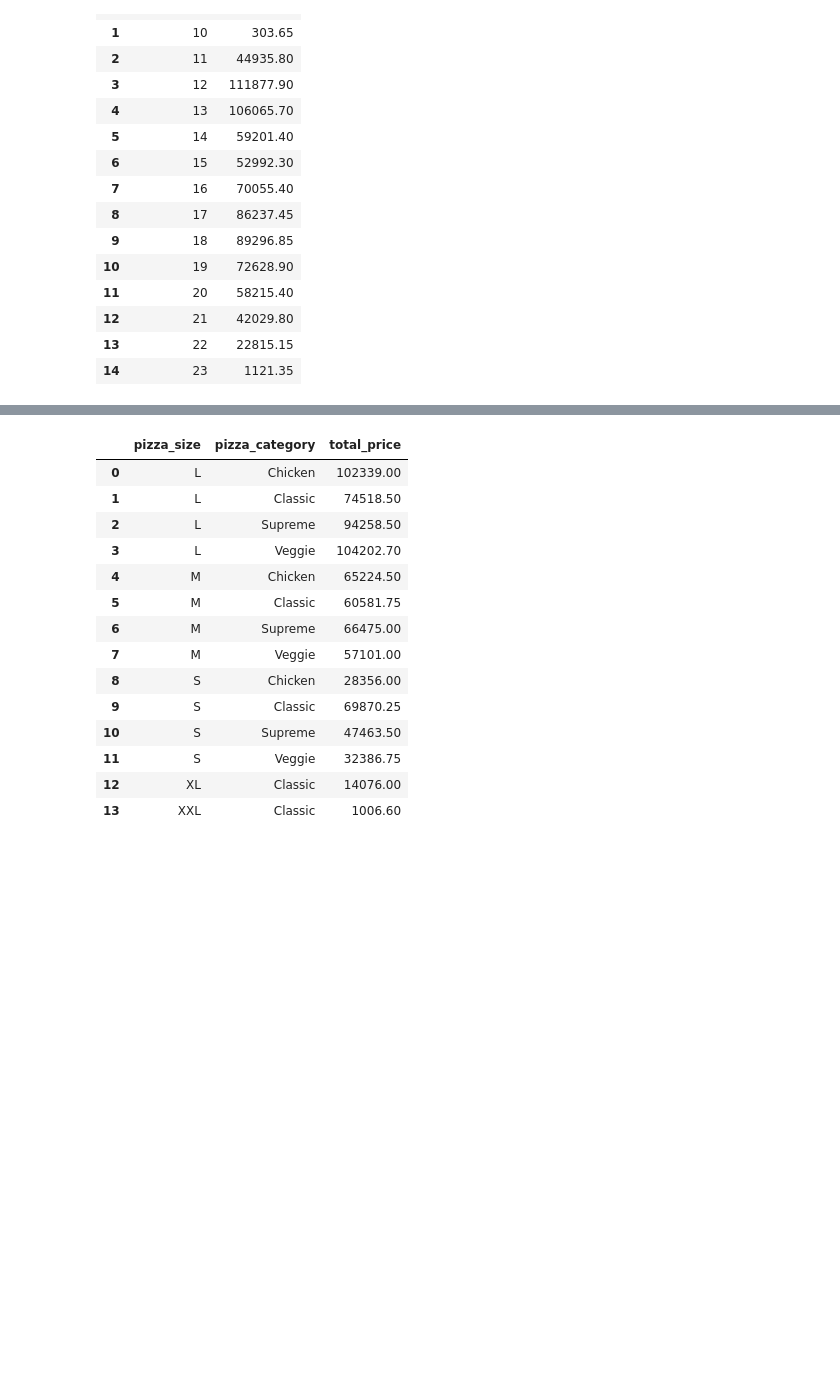
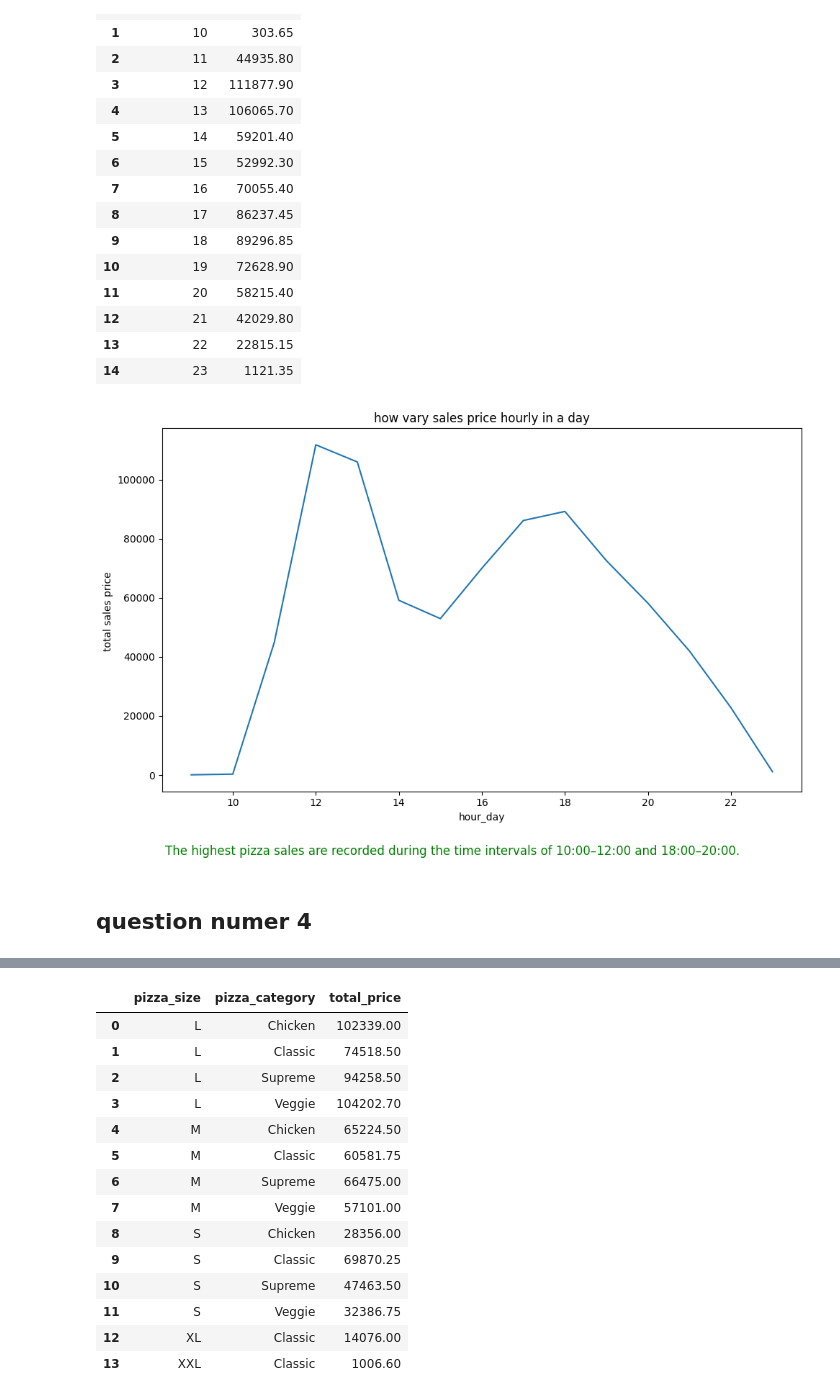
Before and after one commit to pinkimahato9814-afk/Pizza_sales_analysis, a Jupyter notebook: pizza_sales_analysis.ipynb, the cells around one changed output, grey strips where cells are left out. Saved outputs shown, nothing was run; the diff lists cells and outputs as text; code cells hidden in the pictures; blank space fills up the shorter version.

```diff
--- a/pizza_sales_analysis.ipynb
+++ b/pizza_sales_analysis.ipynb
@@ -184,3 +210,17 @@ hour_sales
 | 12 | 21 | 42029.80 |
 | 13 | 22 | 22815.15 |
 | 14 | 23 | 1121.35 |
+# %%
+plt.figure(figsize = (10,6))
+plt.plot(hour_sales['order_hour'],hour_sales['total_price'])
+plt.title("how vary sales price hourly in a day")
+plt.xlabel('hour_day')
+plt.ylabel("total sales price ")
+plt.tight_layout()
+plt.figtext(0.5, -0.05, "The highest pizza sales are recorded during the time intervals of 10:00–12:00 and 18:00–20:00.",
+            ha="center", fontsize=12,color = 'green')
+plt.show()
+# %% [output]
+[figure, added]
+# %% [markdown]
+## question numer 4 ##
```
Also changed, not shown: parts of 21 cells of this notebook, 4 other files.
